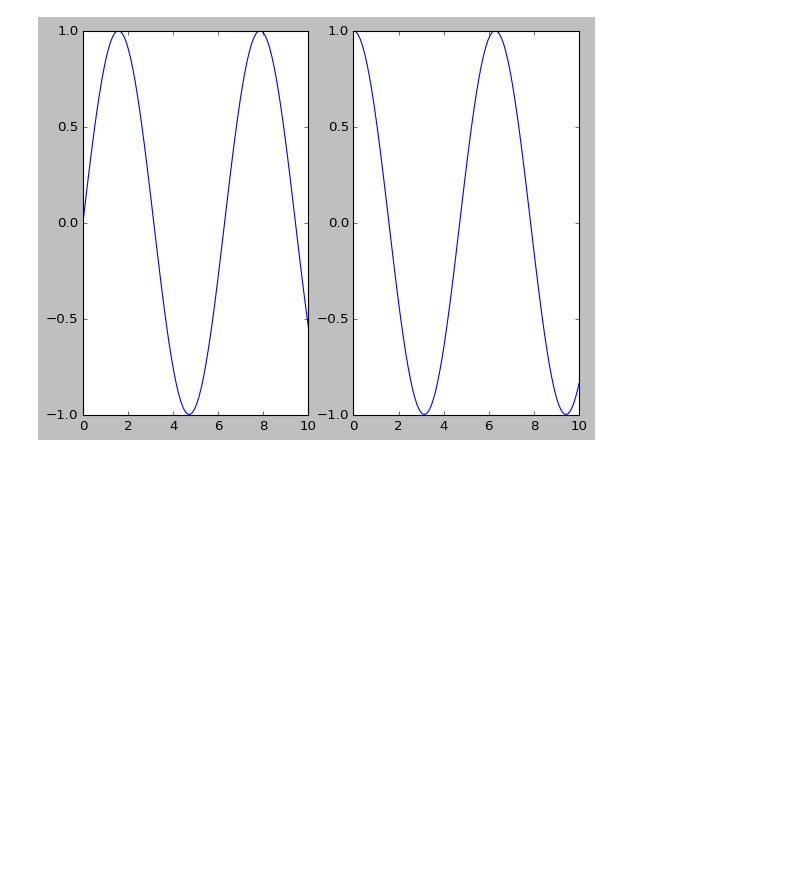
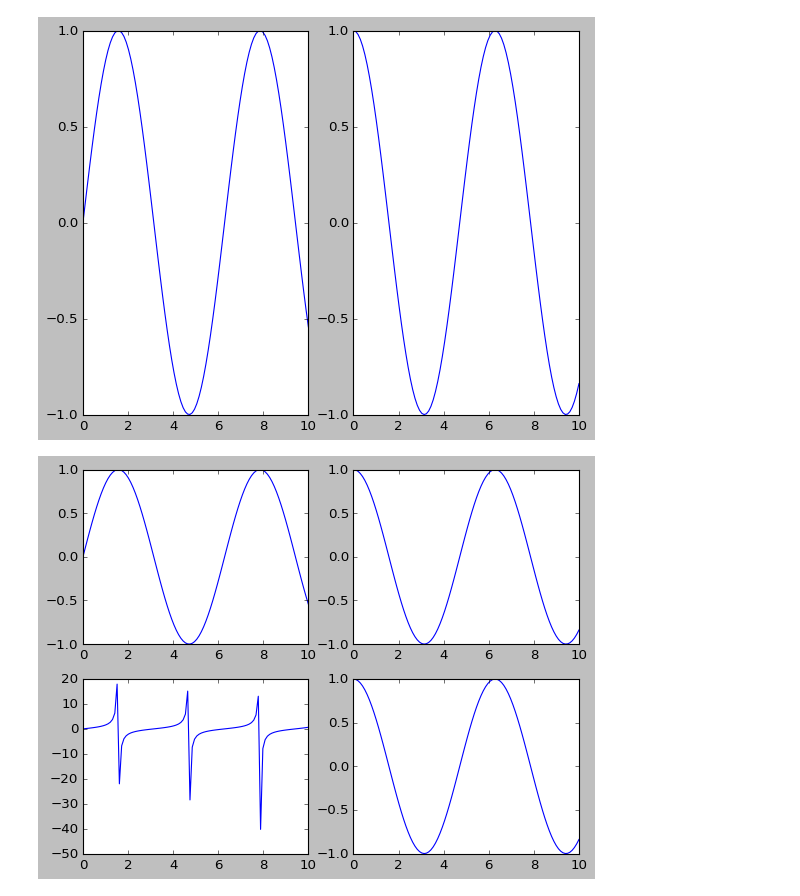
Before and after one commit to omkarpattnaik8080/Matplotlib01, a Jupyter notebook: MatplotlibComplete.ipynb, the cells around one changed output. Cells and saved outputs as stored; diff of their text form; code cells hidden in the pictures; blank space fills up the shorter version.

```diff
--- a/MatplotlibComplete.ipynb
+++ b/MatplotlibComplete.ipynb
@@ -110,2 +110,19 @@ plt.show()
 # %% [output]
 [figure]
+# %%
+plt.figure()
+plt.subplot(2,2,1)
+plt.plot(x,np.sin(x))
+
+
+plt.subplot(2,2,2)
+plt.plot(x,np.cos(x))
+
+plt.subplot(2,2,3)#here there is 3rd subpart
+plt.plot(x,np.tan(x))
+
+plt.subplot(2,2,4)
+plt.plot(x,np.cos(x))
+plt.show()
+# %% [output]
+[figure, added]
```
Also changed, not shown: parts of 1 cell of this notebook.
